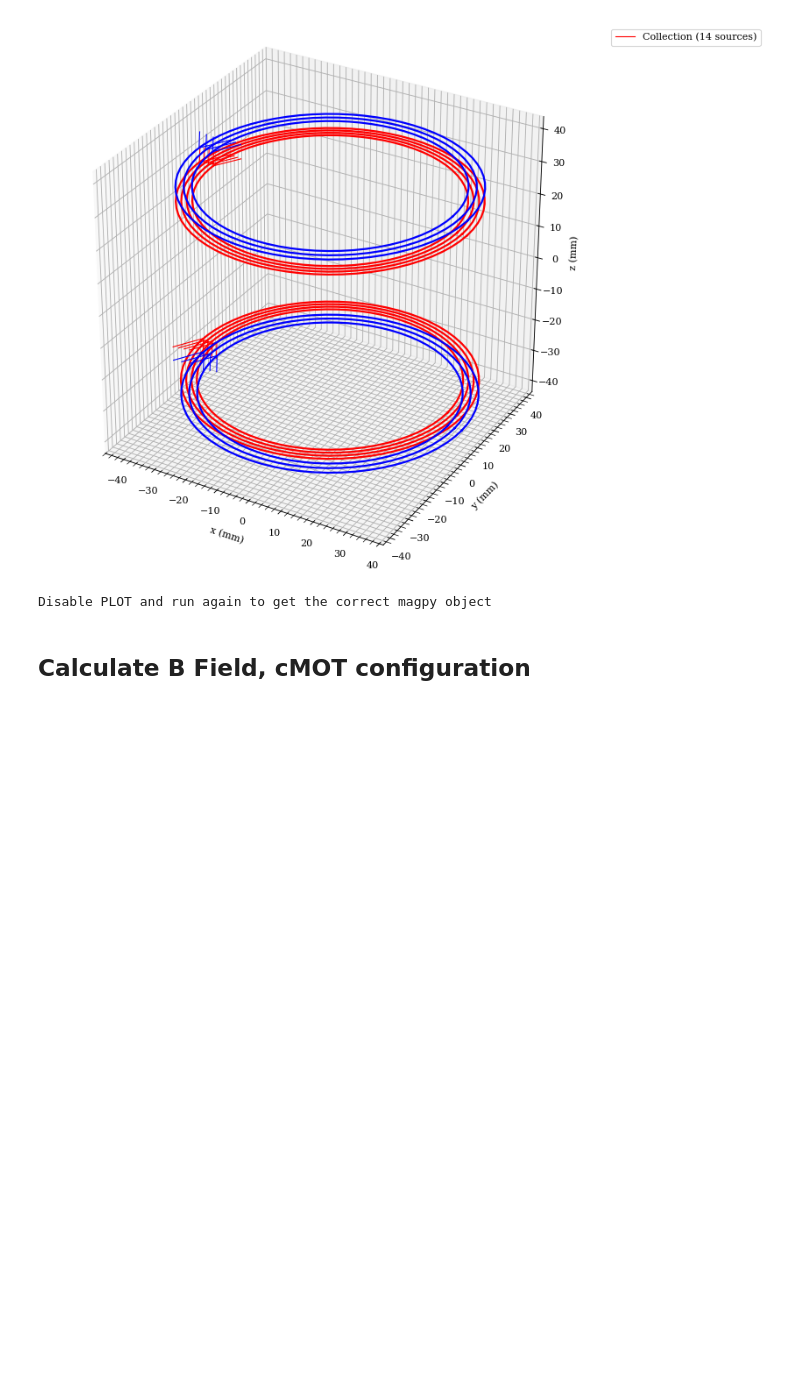
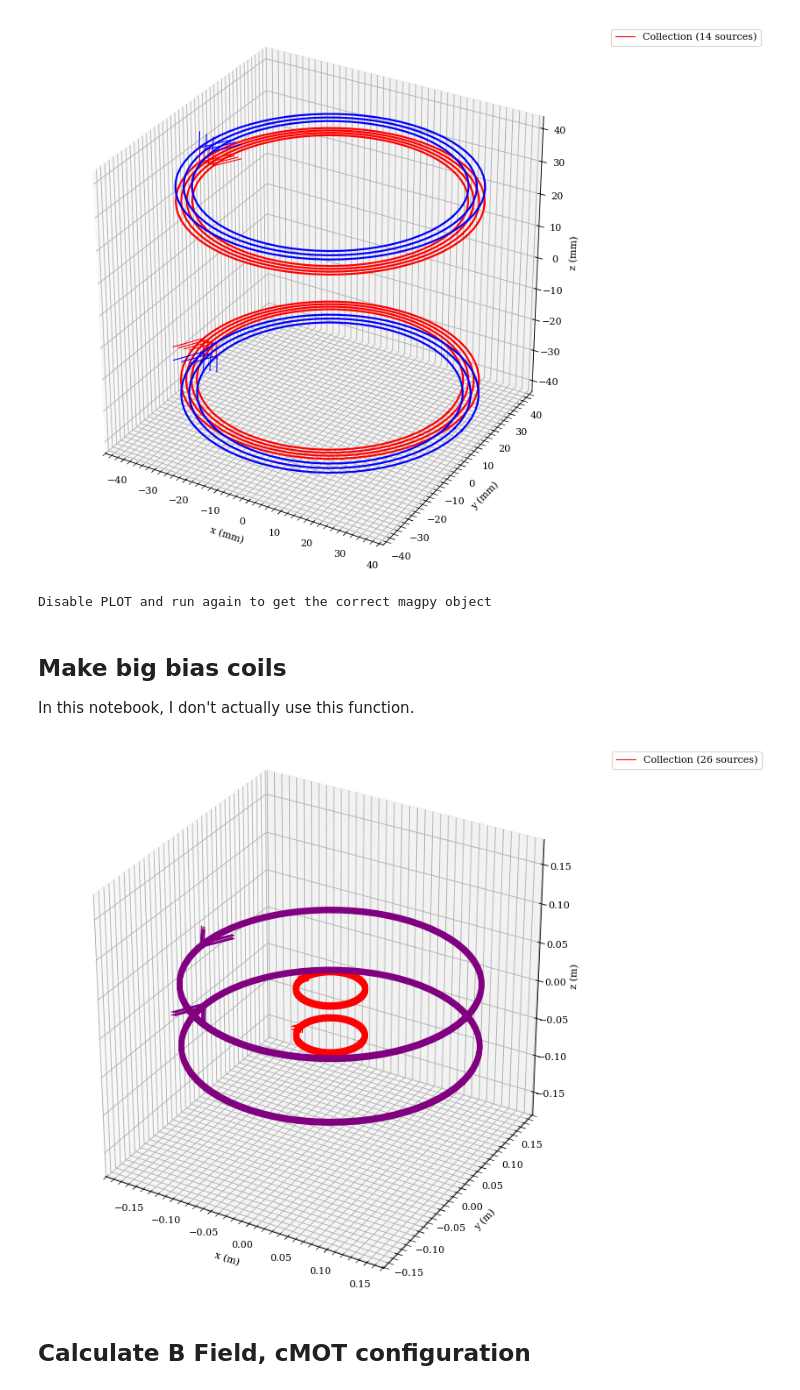
Before and after one commit to Rb-Cs/RbCs-simulations, a Jupyter notebook: magnetic coils/Shim_coil_calc.ipynb, the cells around one changed output. Drawn from its saved outputs; the diff is of its cells as text; code cells hidden in the pictures; blank space fills up the shorter version.

Commit message:
Minor edits to shim coil calculations

```diff
--- a/magnetic coils/Shim_coil_calc.ipynb
+++ b/magnetic coils/Shim_coil_calc.ipynb
@@ -152,6 +114,9 @@ m_temp = make_MOT_coils(10, plot=True)
 [figure]
 [figure]
 Disable PLOT and run again to get the correct magpy object
+# %% [markdown]
+## Make big bias coils
+In this notebook, I don't actually use this function.
 # %%
 def make_bias_coils(I, plot=False):
     # Coil parameters
@@ -185,9 +150,11 @@ def make_bias_coils(I, plot=False):
         return bias_coils
 # %%
 MOT_coils = make_MOT_coils(130, plot=False)
-# bias_coils = make_bias_coils(10, plot=False)
+bias_coils = make_bias_coils(10, plot=False)
 temp = magpy.Collection(MOT_coils, bias_coils)
 plot_geometry_3d(temp)
+# %% [output]
+[figure, added]
 # %% [markdown]
 ## Calculate B Field, cMOT configuration
 # %%
```
Also changed, not shown: parts of 6 cells of this notebook.
